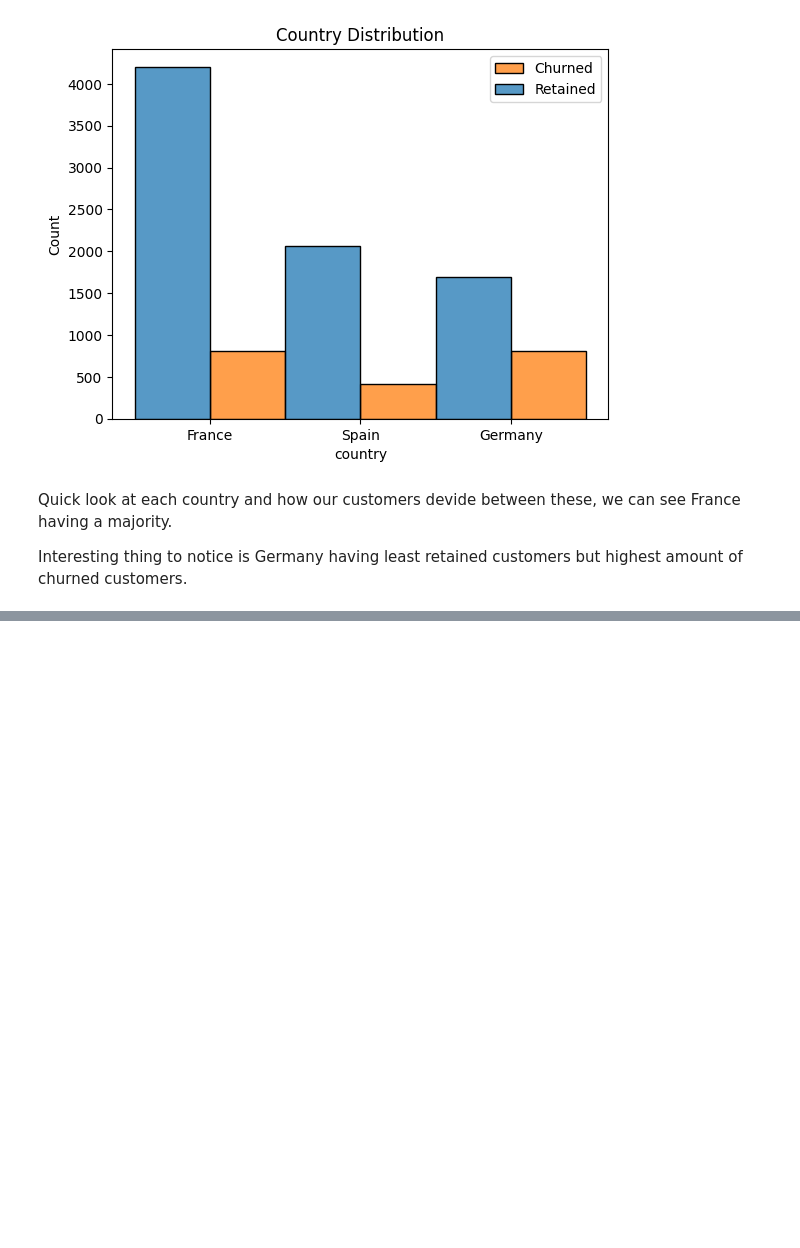
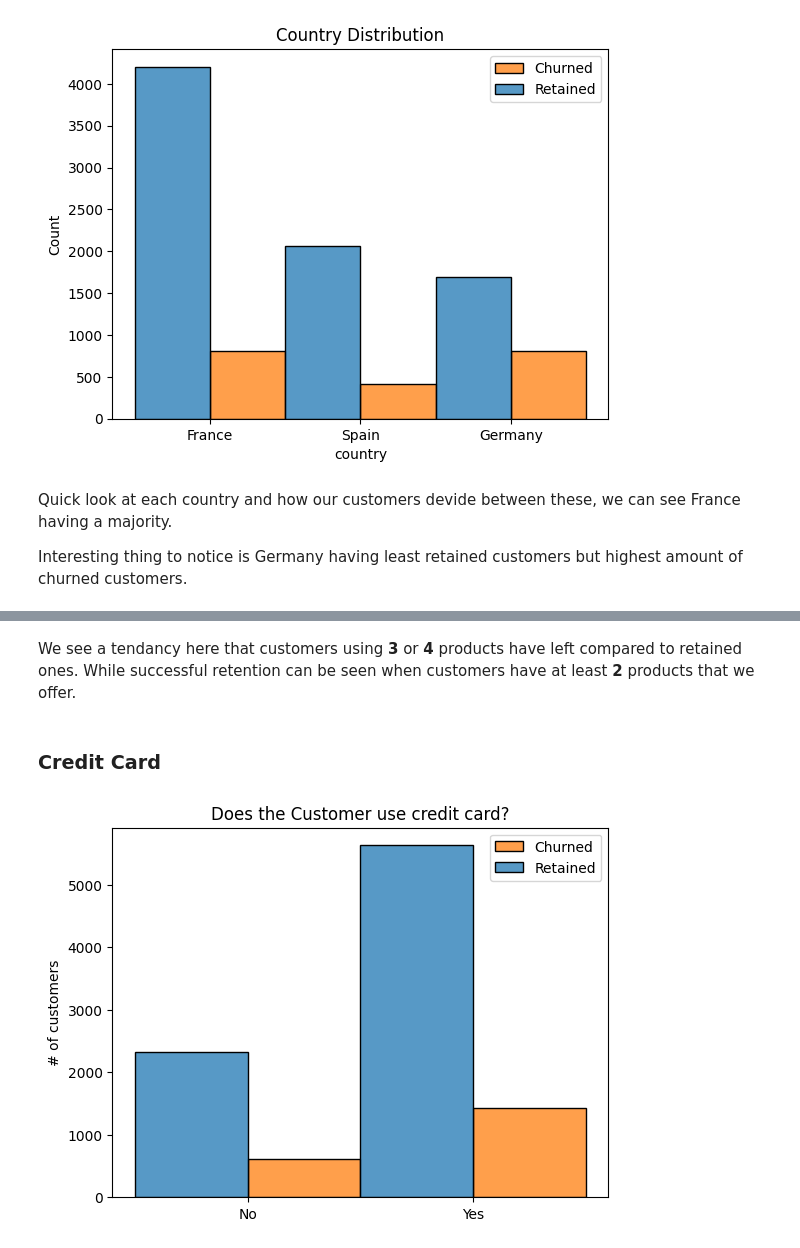
Before and after one commit to ArvydasKacinas/Bank-Customer-Churn, a Jupyter notebook: ML_Notebook.ipynb, the cells around one changed output, grey strips where cells are left out. Cells and saved outputs as stored; diff of their text form; code cells hidden in the pictures; blank space fills up the shorter version.

```diff
--- a/ML_Notebook.ipynb
+++ b/ML_Notebook.ipynb
@@ -177,0 +235,20 @@ Interesting thing to notice is Germany having least retained customers but highe
+# %% [markdown]
+We see a tendancy here that customers using **3** or **4** products have left compared to retained ones. While successful retention can be seen when customers have at least **2** products that we offer.
+# %% [markdown]
+### Credit Card
+# %%
+credit_card_fig= sns.histplot(data=bank_churn_data, x="credit_card",
+                                hue="churn",
+                                multiple="dodge",
+                                discrete=True,
+                                stat="count",
+                                )
+credit_card_fig.xaxis.set_major_locator(tck.MultipleLocator(1))
+credit_card_fig.set_xticks([0,1])
+credit_card_fig.set_xticklabels(["No", "Yes"])
+plt.legend(labels=["Churned","Retained"])
+plt.xlabel("")
+plt.ylabel("# of customers")
+plt.title("Does the Customer use credit card?");
+# %% [output]
+[figure, added]
```
Also changed, not shown: parts of 22 cells of this notebook, 1 other file.
